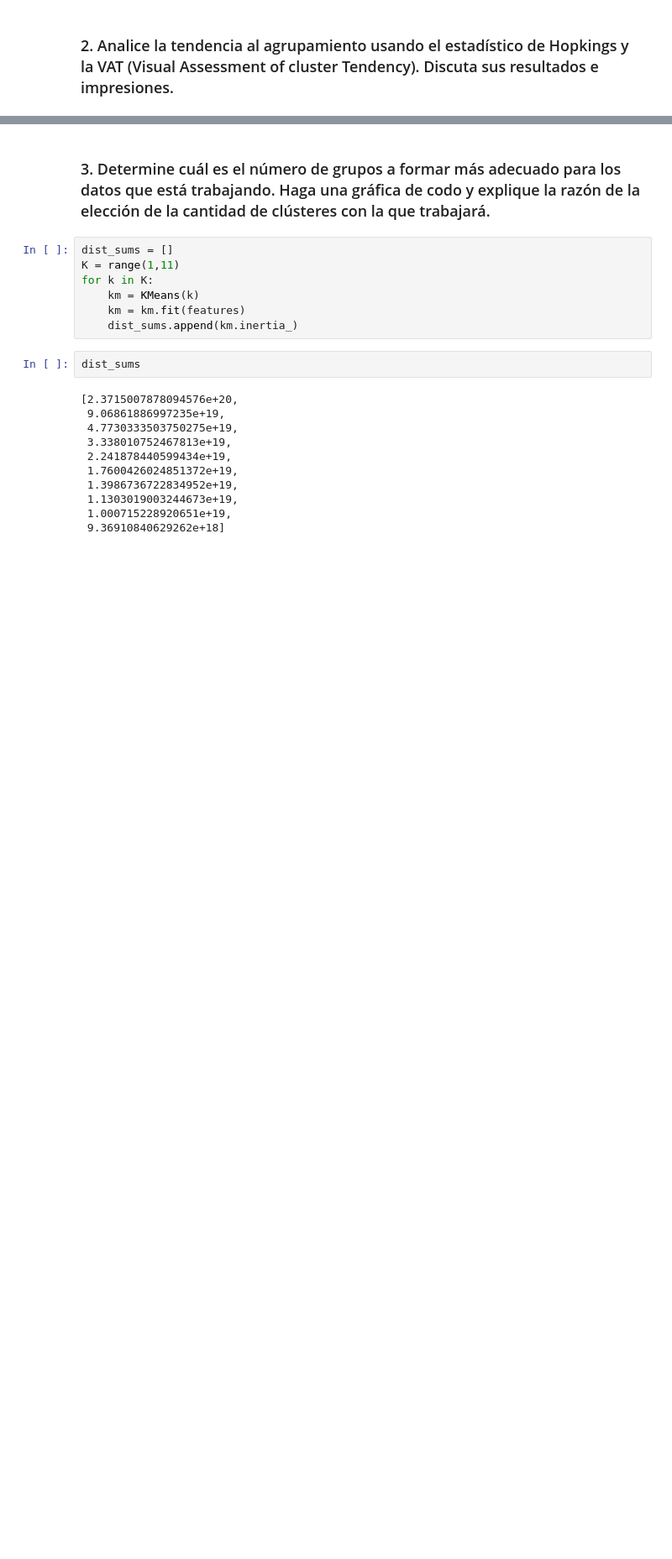
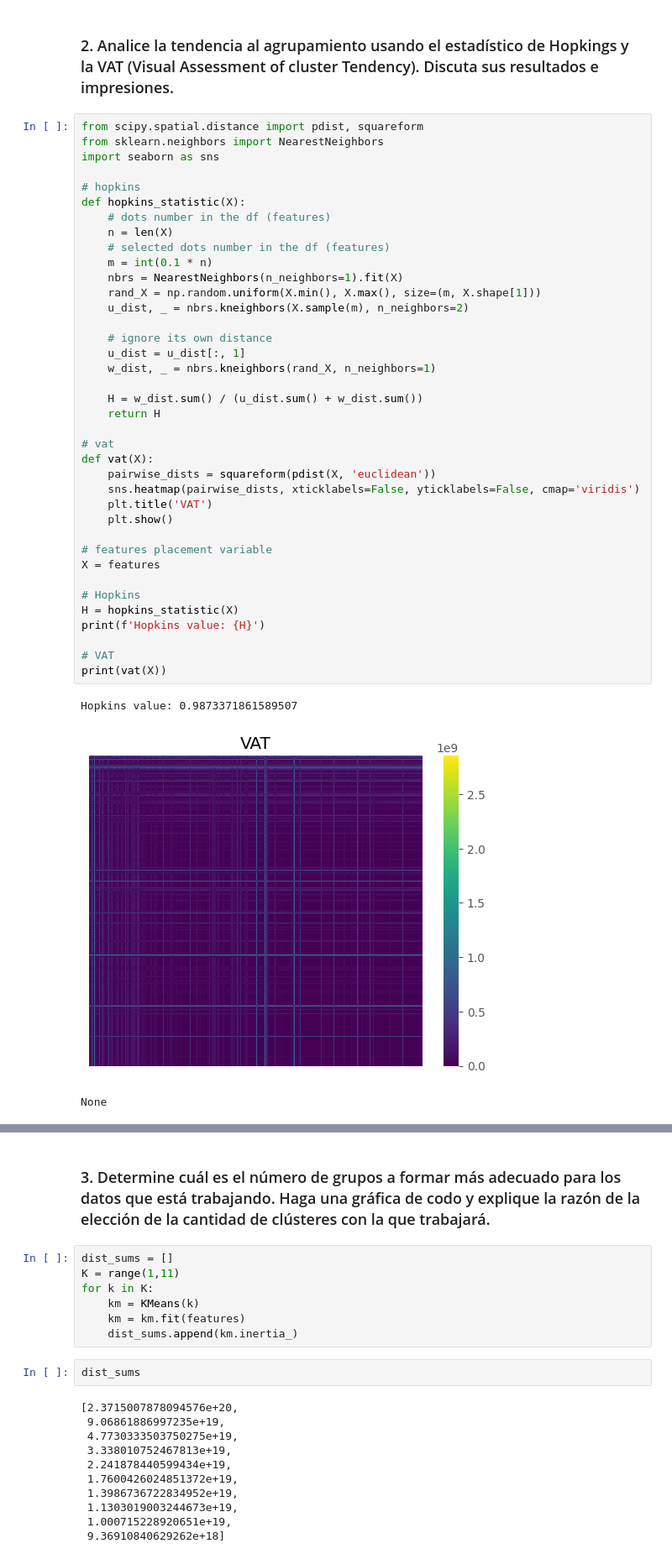
Before and after one commit to bl33h/moviesClustering, a Jupyter notebook: movies.ipynb, the cells around one changed output, grey strips where cells are left out. Shown: that part at 84% size. Cells and saved outputs as stored; diff of their text form; blank space fills up the shorter version.

Commit message:
exploratory analysis, hopkins & vat

```diff
--- a/movies.ipynb
+++ b/movies.ipynb
@@ -119,3 +112,45 @@ A criterio propio y considerando tanto el tipo de dato de cada una de las variab
         - Ya que al ser variables cuantitativas, estas ofrecen una base sólida para agrupar las películas basándose en popularidad, aspectos financieros, contenido, involucrados y recepción del público.
 # %% [markdown]
 ### 2. Analice la tendencia al agrupamiento usando el estadístico de Hopkings y la VAT (Visual Assessment of cluster Tendency). Discuta sus resultados e impresiones.
+# %%
+from scipy.spatial.distance import pdist, squareform
+from sklearn.neighbors import NearestNeighbors
+import seaborn as sns
+
+# hopkins
+def hopkins_statistic(X):
+    # dots number in the df (features)
+    n = len(X)
+    # selected dots number in the df (features)
+    m = int(0.1 * n)
+    nbrs = NearestNeighbors(n_neighbors=1).fit(X)
+    rand_X = np.random.uniform(X.min(), X.max(), size=(m, X.shape[1]))
+    u_dist, _ = nbrs.kneighbors(X.sample(m), n_neighbors=2)
+
+    # ignore its own distance
+    u_dist = u_dist[:, 1]
+    w_dist, _ = nbrs.kneighbors(rand_X, n_neighbors=1)
+
+    H = w_dist.sum() / (u_dist.sum() + w_dist.sum())
+    return H
+
+# vat
+def vat(X):
+    pairwise_dists = squareform(pdist(X, 'euclidean'))
+    sns.heatmap(pairwise_dists, xticklabels=False, yticklabels=False, cmap='viridis')
+    plt.title('VAT')
+    plt.show()
+
+# features placement variable
+X = features
+
+# Hopkins
+H = hopkins_statistic(X)
+print(f'Hopkins value: {H}')
+
+# VAT
+print(vat(X))
+# %% [output]
+Hopkins value: 0.9873371861589507
+[figure, added]
+None
```
Also changed, not shown: parts of 6 cells of this notebook.
